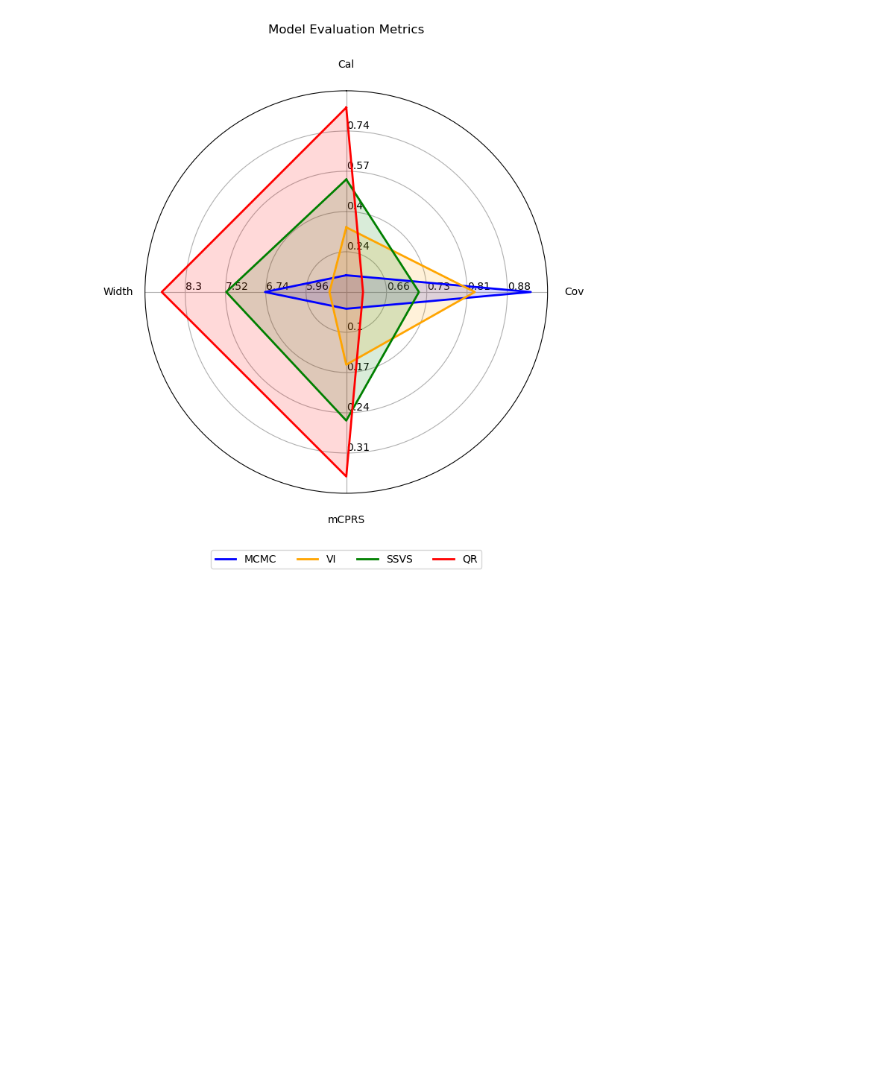
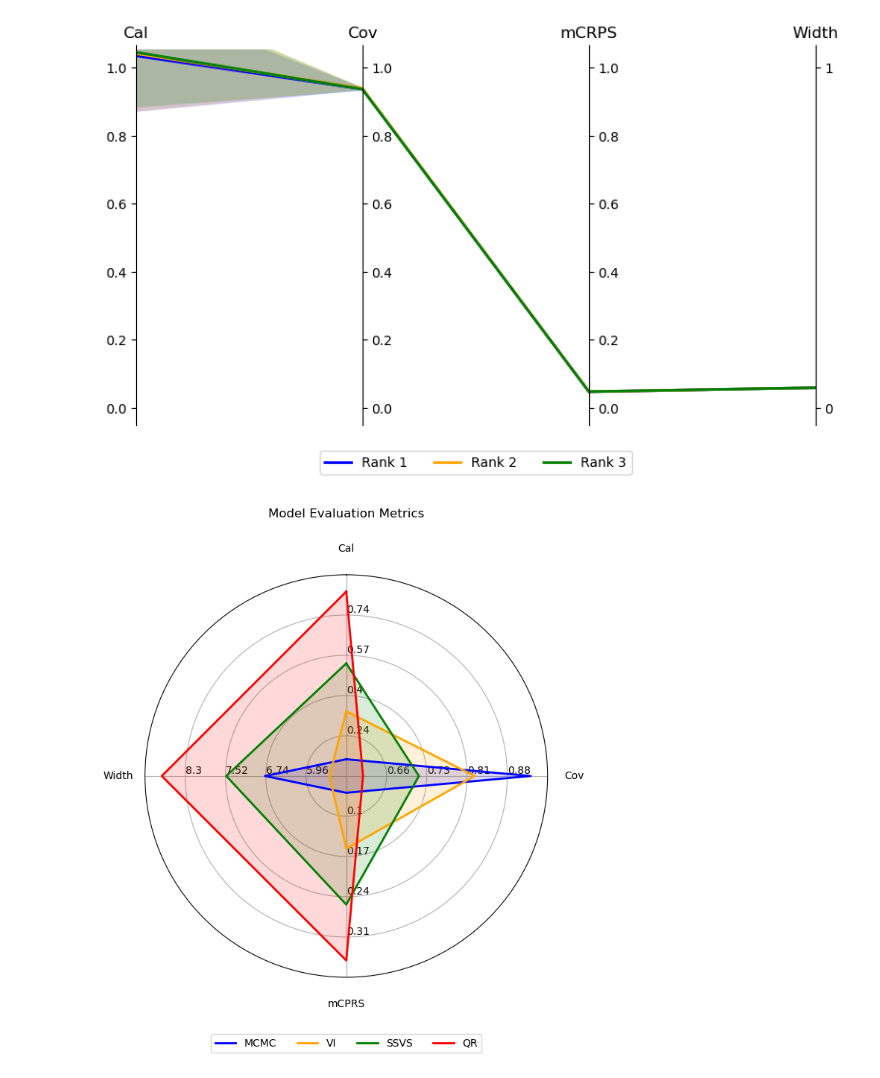
Before and after one commit to filippobezzi/Bayesian-Inference-in-High-Dimensional-Reservoir-Dynamics-for-Neural-Time-Series, a Jupyter notebook: metrics_viz.ipynb, the cells around one changed output. Cells and saved outputs as stored; diff of their text form; code cells hidden in the pictures; blank space fills up the shorter version.

```diff
--- a/metrics_viz.ipynb
+++ b/metrics_viz.ipynb
@@ -5,3 +149,15 @@ import matplotlib.pyplot as plt
+# %%
+# 4. Parallel Coordinates Projection
+bounds = {
+    "Cal": [0, 1],
+    "Cov": [0, 1],
+    "mCRPS": [0, 1],
+    "Width": [0, 1]
+}
+
+plot_parallel_coordinates_ci(metrics_data, bounds=bounds, colors=colors)
+# %% [output]
+[figure, added]
 # %%
 dic = {
     "Cal": {
```
Also changed, not shown: parts of 13 cells of this notebook, 7 other files.
